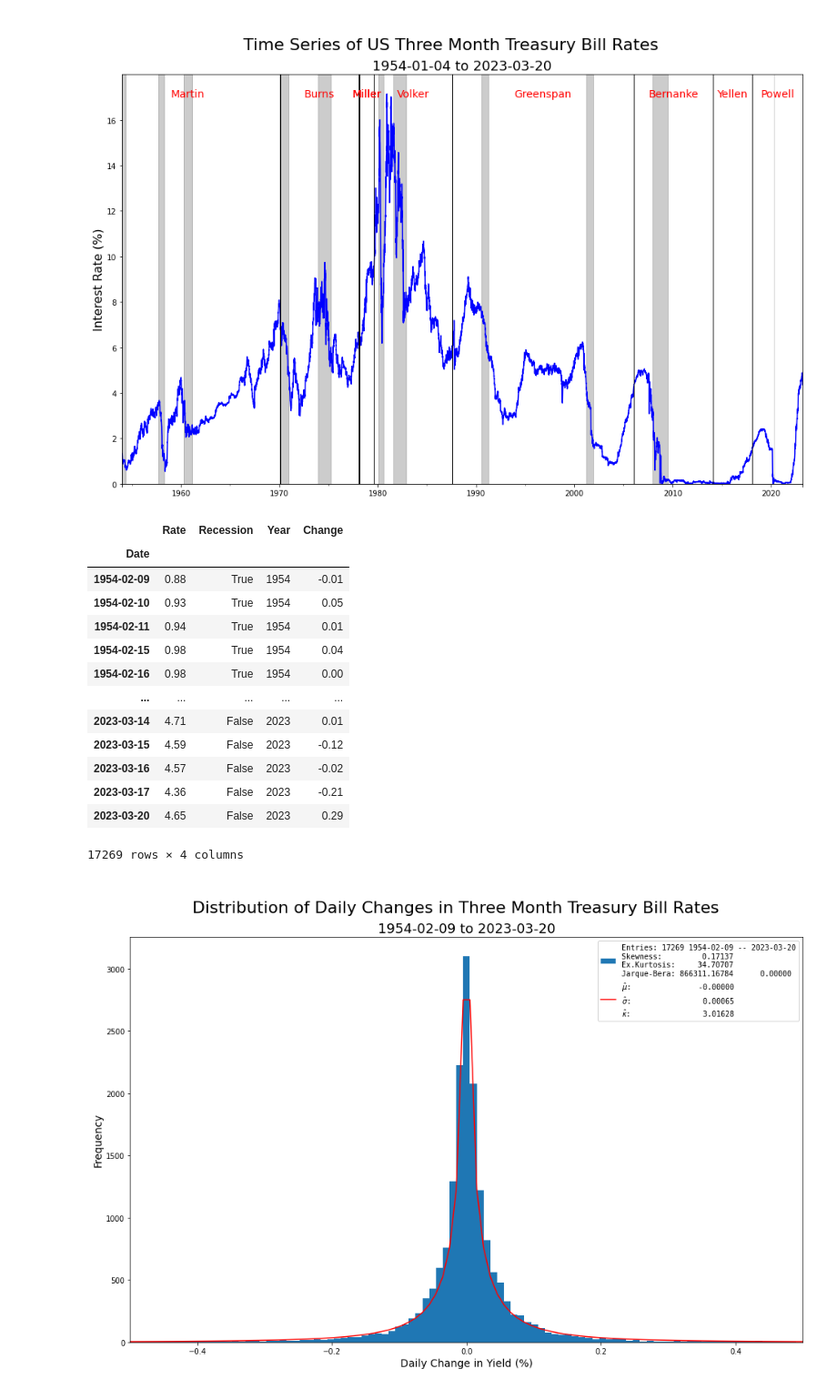
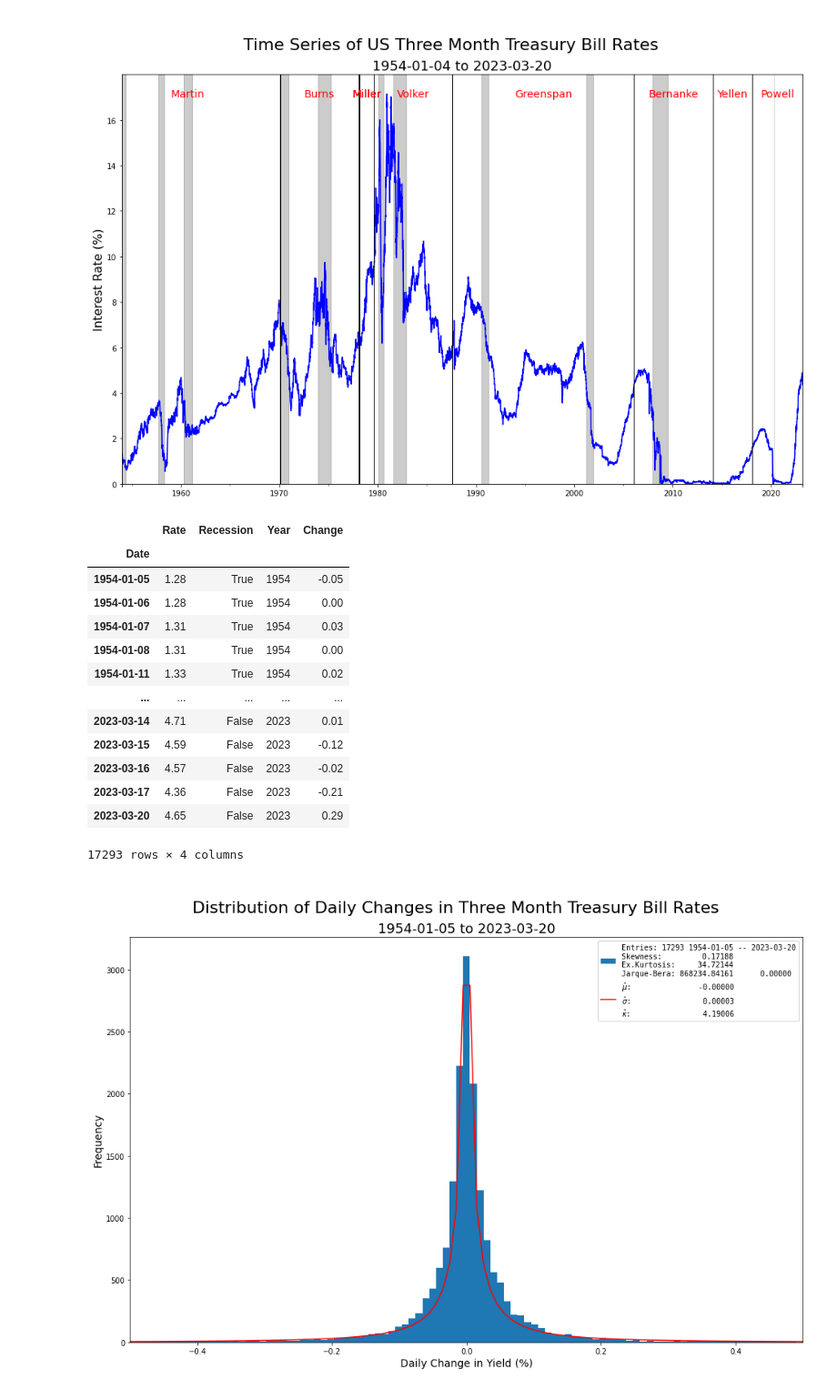
Before and after one commit to Farmhouse121/Adventures-in-Financial-Data-Science, a Jupyter notebook: Book/Section 2.4 Interest Rates/Section 2.4.2.1 The Distribution of Changes in Interest Rates.ipynb, the cells around one changed output. Shown at 91% size. Saved outputs shown, nothing was run; the diff lists cells and outputs as text; code cells hidden in the pictures.

Commit message:
Fixed the changes to skip holidays properly.

```diff
--- a/Book/Section 2.4 Interest Rates/Section 2.4.2.1 The Distribution of Changes in Interest Rates.ipynb
+++ b/Book/Section 2.4 Interest Rates/Section 2.4.2.1 The Distribution of Changes in Interest Rates.ipynb
@@ -25,6 +25,7 @@ DTB3['Recession'].ffill(inplace=True)
 DTB3['Recession']=DTB3['Recession'].apply(lambda x:True if x else False)
 DTB3.dropna(inplace=True)
 DTB3['Year']=DTB3.index.year
+DTB3.index=pd.DatetimeIndex(DTB3.index.to_timestamp()).to_period('B') # make sure business days, otherwise diff will fail
 display(DTB3)
 
 # Figure 2.14
@@ -78,7 +79,7 @@ plot.set_ylim(zero,None);
 [figure]
 # %%
 from scipy.stats import jarque_bera,gennorm # gennorm is parameterized in such a manner that kappa=1/beta and sigma=scale/(2^kappa)
-DTB3['Change']=DTB3['Rate'].diff()
+DTB3['Change']=DTB3['Rate']-DTB3['Rate'].shift().ffill() # changes that skip over holidays, why is this so hard?
 DTB3.dropna(inplace=True)
 jbtest=jarque_bera(DTB3['Change'])
 display(DTB3)
@@ -88,37 +89,37 @@ figure,plot=pl.subplots(figsize=(10*GoldenRatio,10))
 figure.suptitle("\nDistribution of Daily Changes in Three Month Treasury Bill Rates",fontsize=22)
 plot.set_title("%s to %s" % (min(DTB3.index),max(DTB3.index)),fontsize=18)
 xmin,xmax=-half,half
 estimates=gennorm.fit(DTB3['Change'])
 model=gennorm(*estimates)
 samples,bins,patches=plot.hist(DTB3['Change'],bins=np.linspace(xmin,xmax,100),label="""Entries: %d %s -- %s
 Skewness:    %12.5f
 Ex.Kurtosis: %12.5f
 Jarque-Bera: %12.5f %12.5f""" % (
     DTB3["Change"].count(),DTB3.index[0],DTB3.index[-1],
     DTB3["Change"].skew(),
     DTB3["Change"].kurt(),
     jbtest.statistic,jbtest.pvalue
 ))
 plot.plot(bins,model.pdf(bins)*sum(samples)*(bins[-1]-bins[0])/len(bins),'-r',label="""$\\hat{\\mu}$:           %12.5f
 $\\hat{\\sigma}$:           %12.5f
 $\\hat{\\kappa}$:           %12.5f""" % (estimates[-2],estimates[-1]/np.power(two,estimates[0]),one/estimates[0]))
 plot.set_xlabel("Daily Change in Yield (%)",fontsize=14)
 plot.set_ylabel("Frequency",fontsize=14)
 plot.set_xlim(xmin,xmax)
 plot.legend(fontsize=18,prop={'family':'monospace'});
 # %% [output]
 |  | Rate | Recession | Year | Change |
 | Date |  |  |  |  |
-| 1954-02-09 | 0.88 | True | 1954 | -0.01 |
-| 1954-02-10 | 0.93 | True | 1954 | 0.05 |
-| 1954-02-11 | 0.94 | True | 1954 | 0.01 |
-| 1954-02-15 | 0.98 | True | 1954 | 0.04 |
-| 1954-02-16 | 0.98 | True | 1954 | 0.00 |
+| 1954-01-05 | 1.28 | True | 1954 | -0.05 |
+| 1954-01-06 | 1.28 | True | 1954 | 0.00 |
+| 1954-01-07 | 1.31 | True | 1954 | 0.03 |
+| 1954-01-08 | 1.31 | True | 1954 | 0.00 |
+| 1954-01-11 | 1.33 | True | 1954 | 0.02 |
 | ... | ... | ... | ... | ... |
 | 2023-03-14 | 4.71 | False | 2023 | 0.01 |
 | 2023-03-15 | 4.59 | False | 2023 | -0.12 |
 | 2023-03-16 | 4.57 | False | 2023 | -0.02 |
 | 2023-03-17 | 4.36 | False | 2023 | -0.21 |
 | 2023-03-20 | 4.65 | False | 2023 | 0.29 |
-17269 rows × 4 columns
+17293 rows × 4 columns
-[figure, old version]
+[figure, new version]
```
Also changed, not shown: parts of 1 cell of this notebook.
